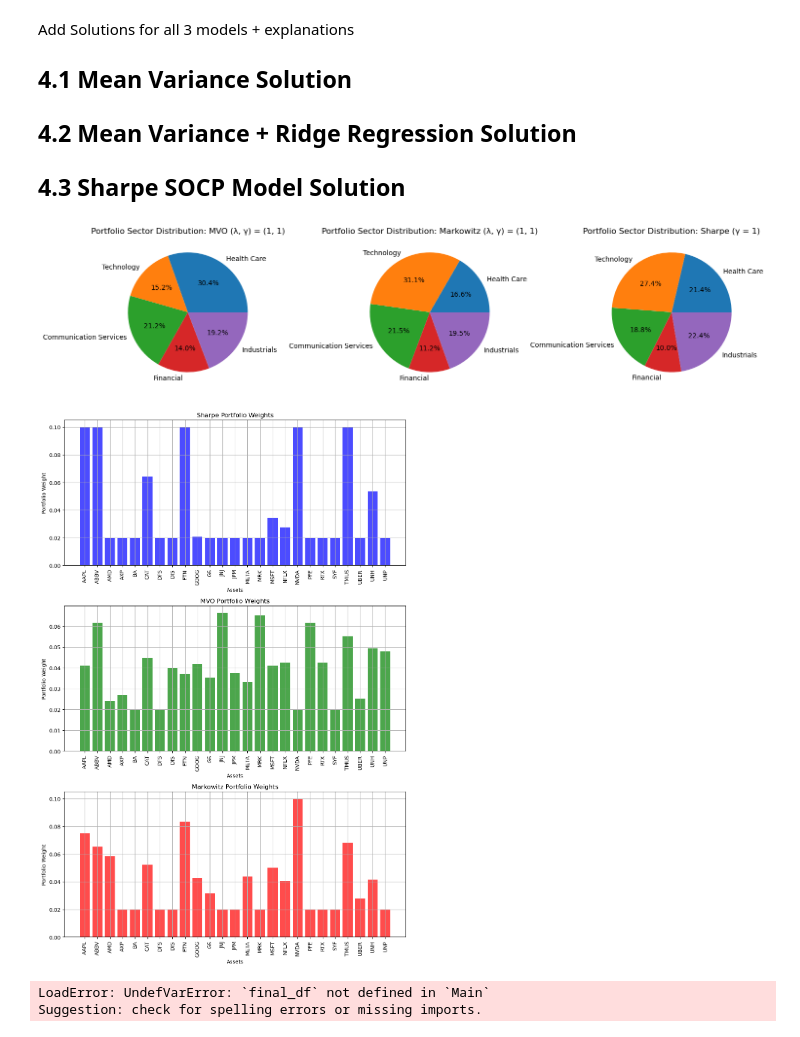
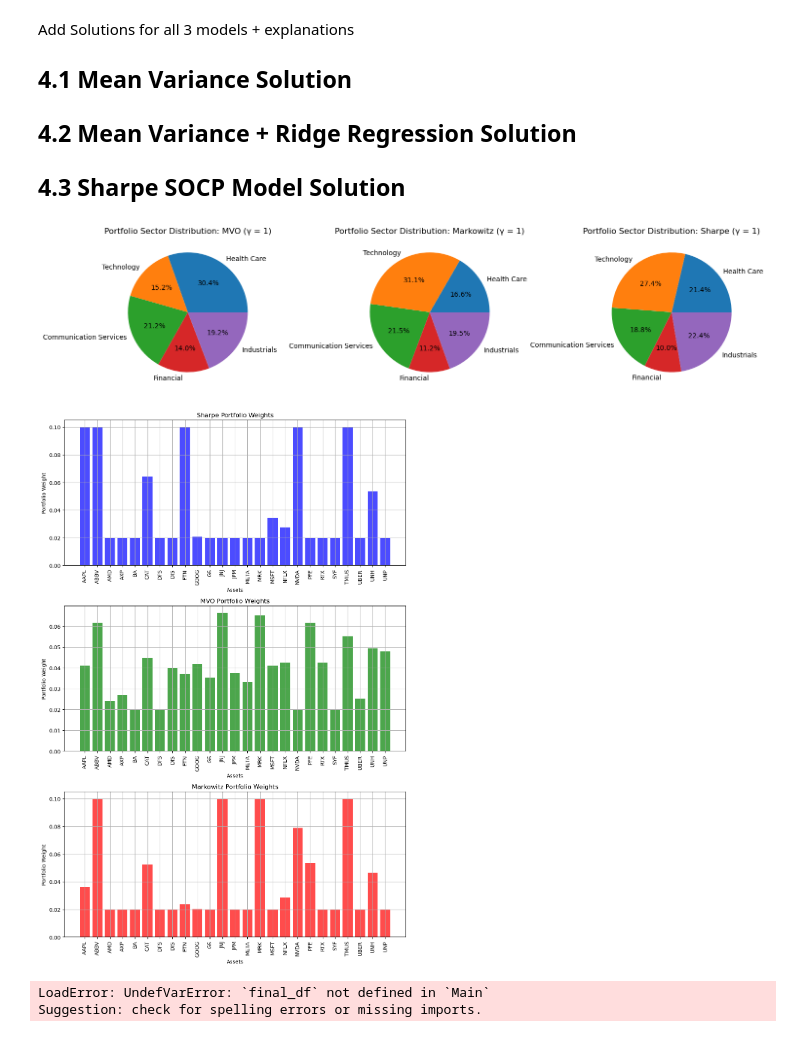
Before and after one commit to VPhilavong/Portfolio-Optimization-Julia, a Jupyter notebook: Project_Portfolio_Optimization.ipynb, the cells around one changed output. Saved outputs shown, nothing was run; the diff lists cells and outputs as text; code cells hidden in the pictures.

```diff
--- a/Project_Portfolio_Optimization.ipynb
+++ b/Project_Portfolio_Optimization.ipynb
@@ -325,7 +325,7 @@ Where:
 ## 3.1 Minimum Volitaty Optimization Model with L2 Regularlization (QP)
 # %%
 # Assumes Data Processing has ran
-function MVO(λ,γ)
+function MVO(γ)
     r_f = 0
     # Create optimization model
     m = Model(Ipopt.Optimizer)
@@ -365,8 +365,9 @@ MVO (generic function with 1 method)
 # %% [markdown]
 ## 3.2 Markowitz Portfolio with Diversification (QP)
 # %%
-function Markowitz(λ,γ)
+function Markowitz(γ)
     # Create optimization model
+    λ = 1
     r_f = 0
     m = Model(Ipopt.Optimizer)
     set_optimizer_attribute(m, "print_level", 0)
@@ -450,18 +451,17 @@ Add Solutions for all 3 models + explanations
 
 ## 4.3 Sharpe SOCP Model Solution
 # %%
-x = 1 # lambda input
 y = 1 # Gamma input
 # Call the functions once and store the results
-mvo_result = MVO(x, y)
-markowitz_result = Markowitz(x, y)
+mvo_result = MVO(y)
+markowitz_result = Markowitz(y)
 sharpe_result = Sharpe(y)
 
 # Use the stored results to build the dictionary
 portfolio_results = Dict(
     :MVO => (weights = mvo_result[1], ret = mvo_result[2], risk = mvo_result[3], sharperatio = mvo_result[4]),
-    :Markowitz => (weights = markowitz_result[1], ret = markowitz_result[2], risk = markowitz_result[3], sharperatio = markowitz_result[4]),
-    :Sharpe => (weights = sharpe_result[1], ret = sharpe_result[2], risk = sharpe_result[3], sharperatio1 = sharpe_result[4])
+    :Markowitz => (weights = markowitz_result[1], ret = markowitz_result[2], risk = markowitz_result[3], sharperatio1 = markowitz_result[4]),
+    :Sharpe => (weights = sharpe_result[1], ret = sharpe_result[2], risk = sharpe_result[3], sharperatio = sharpe_result[4])
 )
 
 
@@ -469,40 +469,35 @@ portfolio_results = Dict(
 model_order = [:MVO, :Markowitz, :Sharpe]
 
 # Set up subplots: 1 row, number of models as columns
 num_models = length(model_order)
 fig, axes = subplots(1, num_models, figsize=(15, 6))  # Adjust figsize as needed
 
 # Iterate through the models in the desired order
 for (i, model_key) in enumerate(model_order)
     result = portfolio_results[model_key]
 
     # Calculate sector weights for the current model
     sector_weights = Dict()
     for (sector, indices) in sector_id
         total_weight = sum(result.weights[i] for i in indices)
         sector_weights[sector] = total_weight
     end
 
     # Plot pie chart on the corresponding subplot
     ax = axes[i]  # Select the subplot
     ax.pie(collect(values(sector_weights)),
            labels=collect(keys(sector_weights)),
            autopct="%1.1f%%")
-
-    if haskey(result, :sharperatio1)  # Sharpe model does not have λ
-        title_text = "Portfolio Sector Distribution: $model_key (γ = $y)"
-    else
-        title_text = "Portfolio Sector Distribution: $model_key (λ, γ) = ($x, $y)"
-    end
+    title_text = "Portfolio Sector Distribution: $model_key (γ = $y)"
     ax.set_title(title_text)
 
 end
 
 # Adjust layout to prevent overlap and show the plots
 tight_layout()
 show()
 # %% [output]
-[figure, old version]
+[figure, new version]
 # %%
 figure(figsize=(10, 15))  # Adjust the figure size for a vertical layout
 
@@ -525,7 +520,7 @@ end
 
 show()
 # %% [output]
-[figure, old version]
+[figure, new version]
 # %%
 sorted_weights = sort(collect(zip(final_df.StockName, value.(x))), by=x->x[2], rev=true)
 
```
Also changed, not shown: parts of 5 cells of this notebook.
